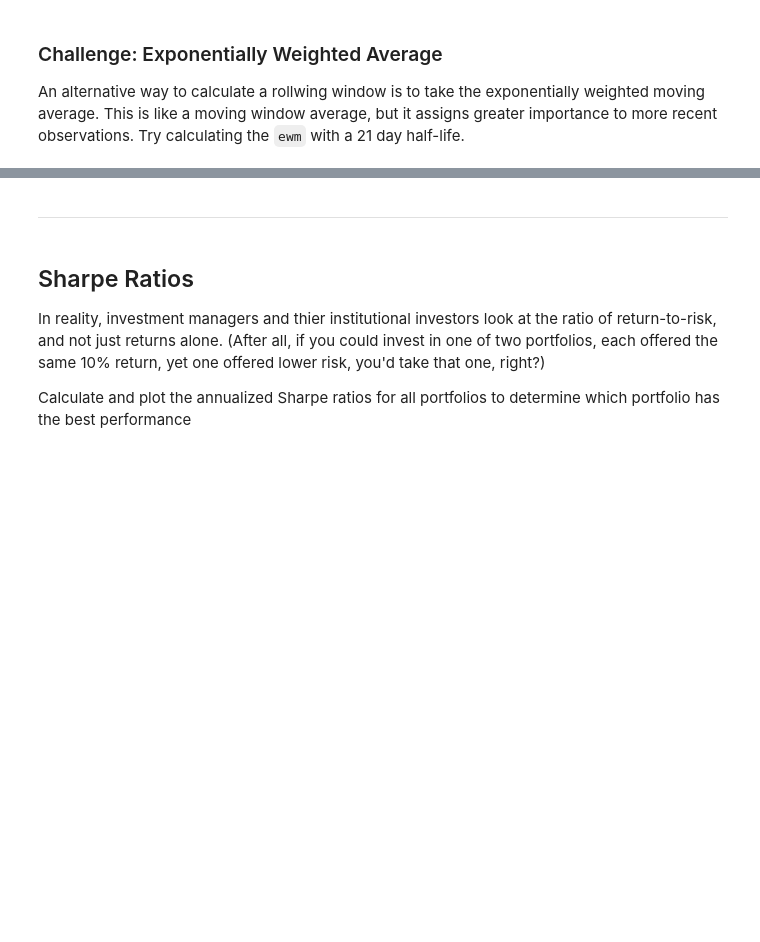
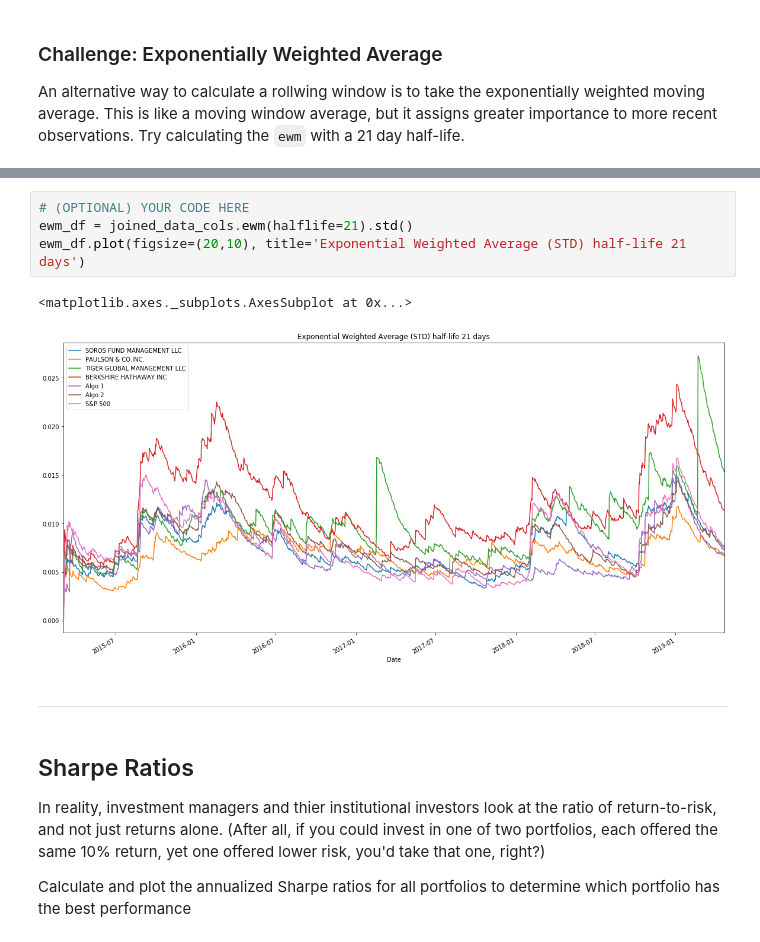
Before and after one commit to amejiali/pandas-homework, a Jupyter notebook: Starter_Code/whale_analysis.ipynb, the cells around one changed output, grey strips where cells are left out. Cells and saved outputs as stored; diff of their text form; blank space fills up the shorter version.

```diff
--- a/Starter_Code/whale_analysis.ipynb
+++ b/Starter_Code/whale_analysis.ipynb
@@ -331,3 +333,10 @@ An alternative way to calculate a rollwing window is to take the exponentially w
+# %%
+# (OPTIONAL) YOUR CODE HERE
+ewm_df = joined_data_cols.ewm(halflife=21).std()
+ewm_df.plot(figsize=(20,10), title='Exponential Weighted Average (STD) half-life 21 days')
+# %% [output]
+<matplotlib.axes._subplots.AxesSubplot at 0x...>
+[figure, added]
 # %% [markdown]
 ---
 # %% [markdown]
```
Also changed, not shown: parts of 10 cells of this notebook.
